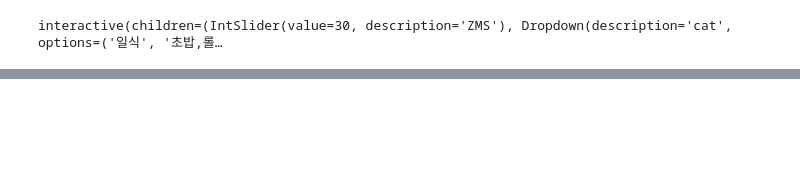
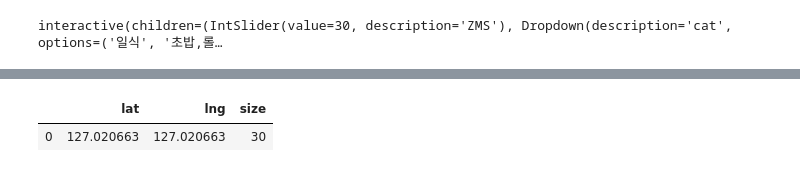
Before and after one commit to Sean-Parkk/playdata_miniproject, a Jupyter notebook: 귀여운펭귄처럼_분석.ipynb, the cells around one changed output, grey strips where cells are left out. Drawn from its saved outputs; the diff is of its cells as text; code cells hidden in the pictures; blank space fills up the shorter version.

```diff
--- a/귀여운펭귄처럼_분석.ipynb
+++ b/귀여운펭귄처럼_분석.ipynb
@@ -917,0 +901,7 @@ interactive(children=(IntSlider(value=30, description='ZMS'), Dropdown(descripti
+# %%
+aca_geo = (37.486498, 127.020663)
+df_aca_geo = pd.DataFrame([[aca_geo[1], aca_geo[1], 30]], columns=['lat', 'lng', 'size'])
+df_aca_geo
+# %% [output]
+|  | lat | lng | size |
+| 0 | 127.020663 | 127.020663 | 30 |
```
Also changed, not shown: parts of 28 cells of this notebook.
